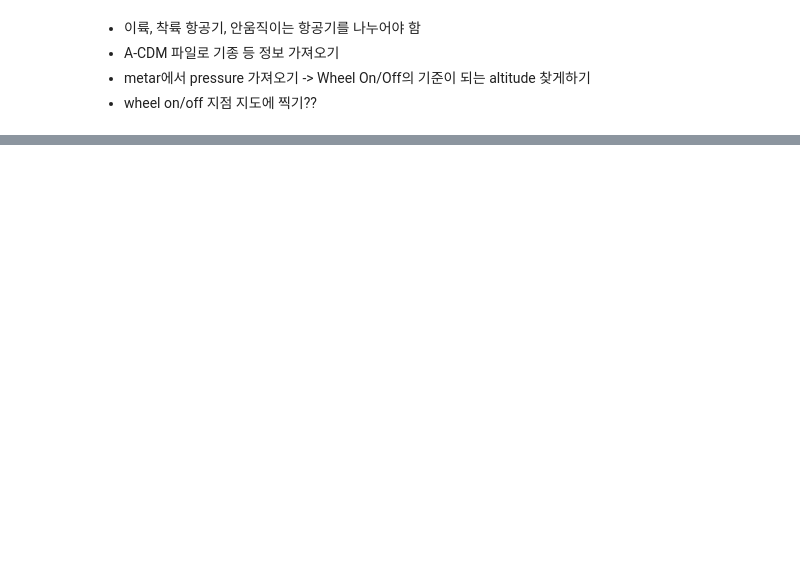
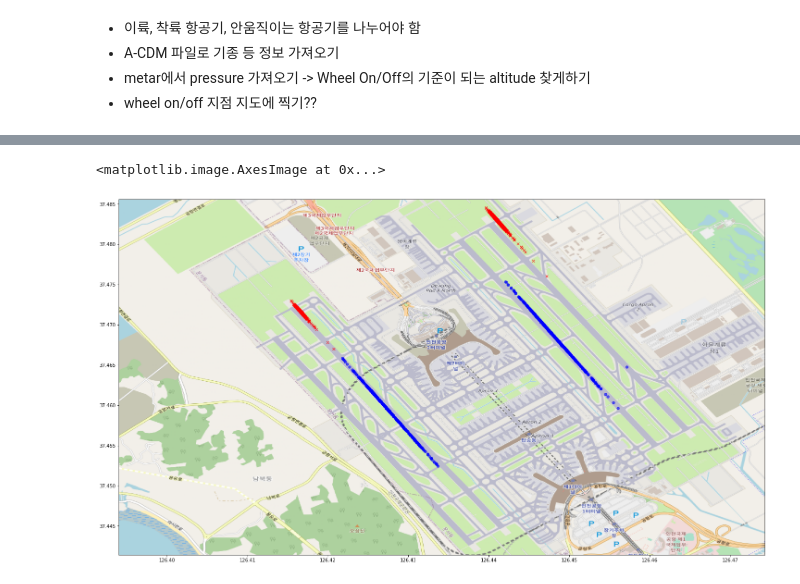
Before and after one commit to sanghyokhan/UAM_RWY-crossing, a Jupyter notebook: notebooks/RWY_crossing.ipynb, the cells around one changed output, grey strips where cells are left out. Saved outputs shown, nothing was run; the diff lists cells and outputs as text; code cells hidden in the pictures; blank space fills up the shorter version.

```diff
--- a/notebooks/RWY_crossing.ipynb
+++ b/notebooks/RWY_crossing.ipynb
@@ -84,0 +173,18 @@ to
+# %%
+# South flow
+
+base_map = plt.imread('../data/map.png')
+BBox = (126.3940, 126.4743, 37.4414, 37.4856)
+
+arr_df_south = arr_df[arr_df['RWY'] > 3]
+dep_df_south = dep_df[dep_df['RWY'] > 3]
+
+fig, ax = plt.subplots(figsize = (25,20))
+ax.scatter(dep_df_south['Lon'], dep_df_south['Lat'], alpha= 0.6, c='b', s=30, marker = 'o')
+ax.scatter(arr_df_south['Lon'], arr_df_south['Lat'], alpha= 0.6, c='r', s=30, marker = 'x')
+ax.set_xlim(BBox[0],BBox[1])
+ax.set_ylim(BBox[2],BBox[3])
+ax.imshow(base_map, zorder = 0, extent = BBox, aspect= 'equal')
+# %% [output]
+<matplotlib.image.AxesImage at 0x...>
+[figure, added]
```
Also changed, not shown: parts of 8 cells of this notebook, 13 other files.
